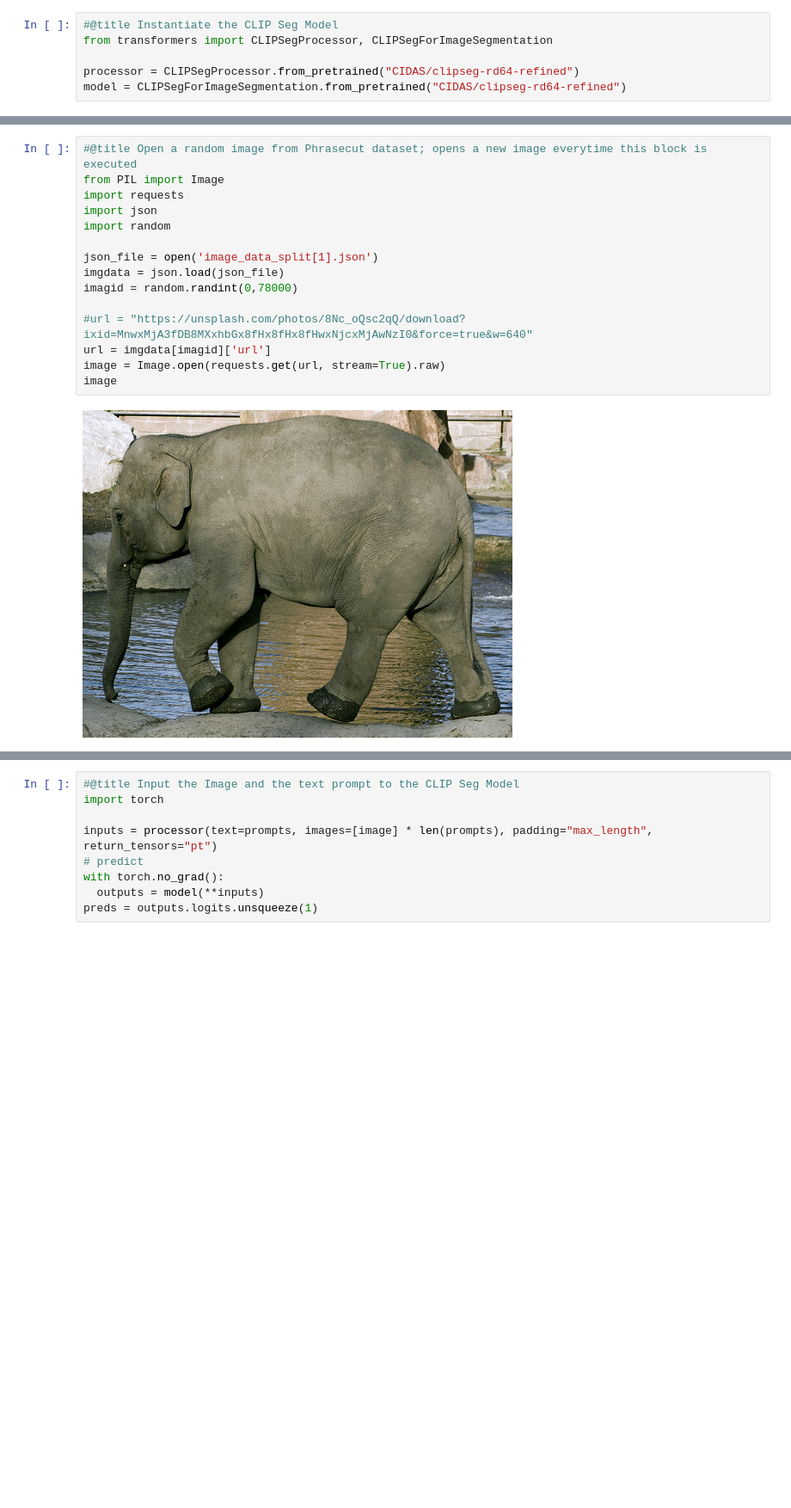
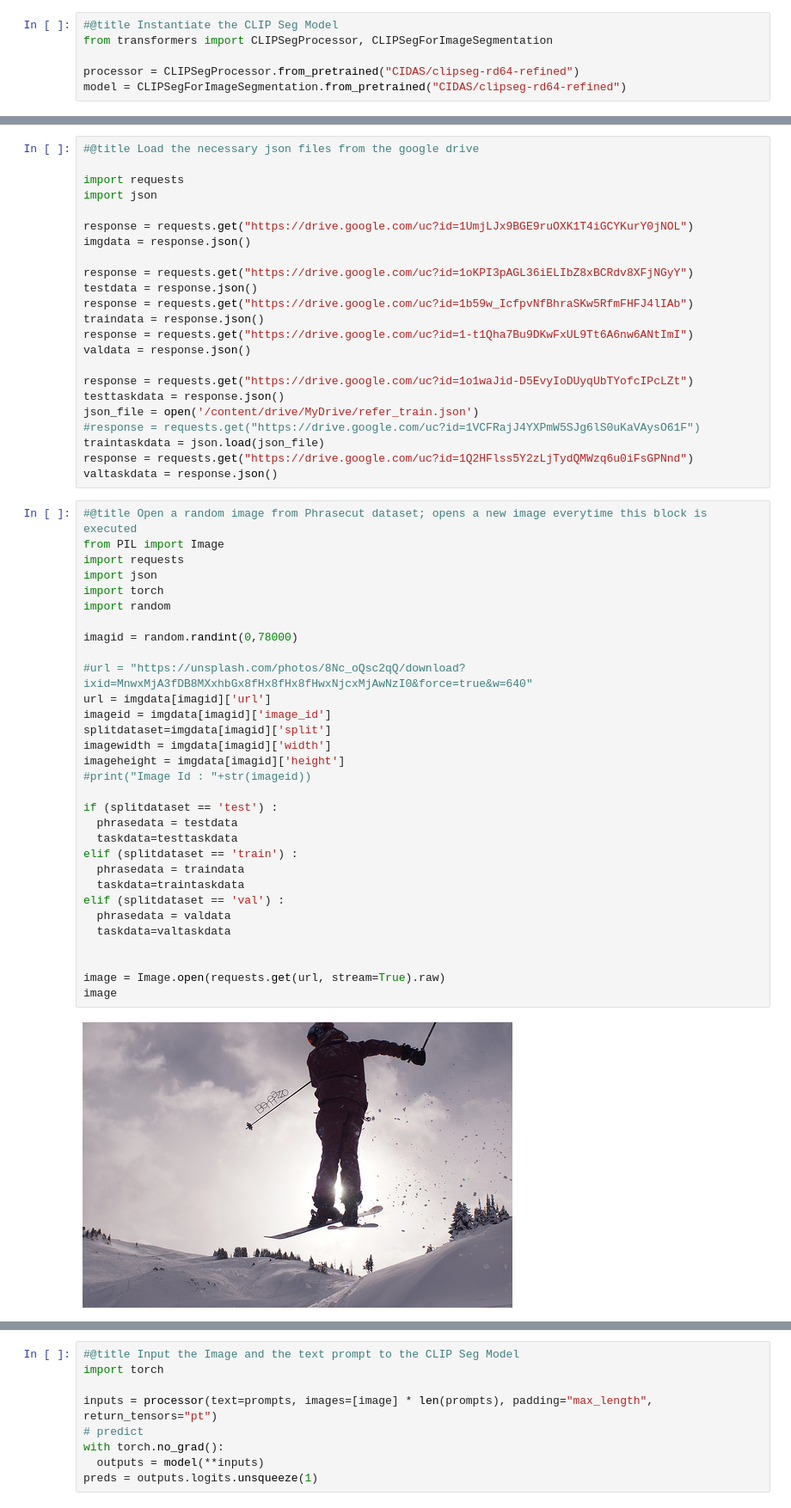
Before and after one commit to NikhilVinay04/SAiDL2023-assignment-Nikhil-Vinay, a Jupyter notebook: Q4-Image-Segmentation/Zero_Shot_Image_Segmentation_using_CLIP.ipynb, the cells around one changed output, grey strips where cells are left out. Shown at 86% size. Drawn from its saved outputs; the diff is of its cells as text; blank space fills up the shorter version.

```diff
--- a/Q4-Image-Segmentation/Zero_Shot_Image_Segmentation_using_CLIP.ipynb
+++ b/Q4-Image-Segmentation/Zero_Shot_Image_Segmentation_using_CLIP.ipynb
@@ -16,17 +19,56 @@ uploaded = files.upload()
+# %%
+#@title Load the necessary json files from the google drive
+
+import requests
+import json
+
+response = requests.get("https://drive.google.com/uc?id=1UmjLJx9BGE9ruOXK1T4iGCYKurY0jNOL")
+imgdata = response.json()
+
+response = requests.get("https://drive.google.com/uc?id=1oKPI3pAGL36iELIbZ8xBCRdv8XFjNGyY")
+testdata = response.json()
+response = requests.get("https://drive.google.com/uc?id=1b59w_IcfpvNfBhraSKw5RfmFHFJ4lIAb")
+traindata = response.json()
+response = requests.get("https://drive.google.com/uc?id=1-t1Qha7Bu9DKwFxUL9Tt6A6nw6ANtImI")
+valdata = response.json()
+
+response = requests.get("https://drive.google.com/uc?id=1o1waJid-D5EvyIoDUyqUbTYofcIPcLZt")
+testtaskdata = response.json()
+json_file = open('/content/drive/MyDrive/refer_train.json')
+#response = requests.get("https://drive.google.com/uc?id=1VCFRajJ4YXPmW5SJg6lS0uKaVAysO61F")
+traintaskdata = json.load(json_file)
+response = requests.get("https://drive.google.com/uc?id=1Q2HFlss5Y2zLjTydQMWzq6u0iFsGPNnd")
+valtaskdata = response.json()
 # %%
 #@title Open a random image from Phrasecut dataset; opens a new image everytime this block is executed
 from PIL import Image
 import requests
 import json
+import torch
 import random
 
-json_file = open('image_data_split[1].json')
-imgdata = json.load(json_file)
 imagid = random.randint(0,78000)
 
 #url = "https://unsplash.com/photos/8Nc_oQsc2qQ/download?ixid=MnwxMjA3fDB8MXxhbGx8fHx8fHx8fHwxNjcxMjAwNzI0&force=true&w=640"
 url = imgdata[imagid]['url']
+imageid = imgdata[imagid]['image_id']
+splitdataset=imgdata[imagid]['split']
+imagewidth = imgdata[imagid]['width']
+imageheight = imgdata[imagid]['height']
+#print("Image Id : "+str(imageid))
+
+if (splitdataset == 'test') :
+  phrasedata = testdata
+  taskdata=testtaskdata
+elif (splitdataset == 'train') :
+  phrasedata = traindata
+  taskdata=traintaskdata
+elif (splitdataset == 'val') :
+  phrasedata = valdata
+  taskdata=valtaskdata
+
+
 image = Image.open(requests.get(url, stream=True).raw)
 image
 # %% [output]
-[figure, old version]
+[figure, new version]
```
Also changed, not shown: parts of 7 cells of this notebook.
